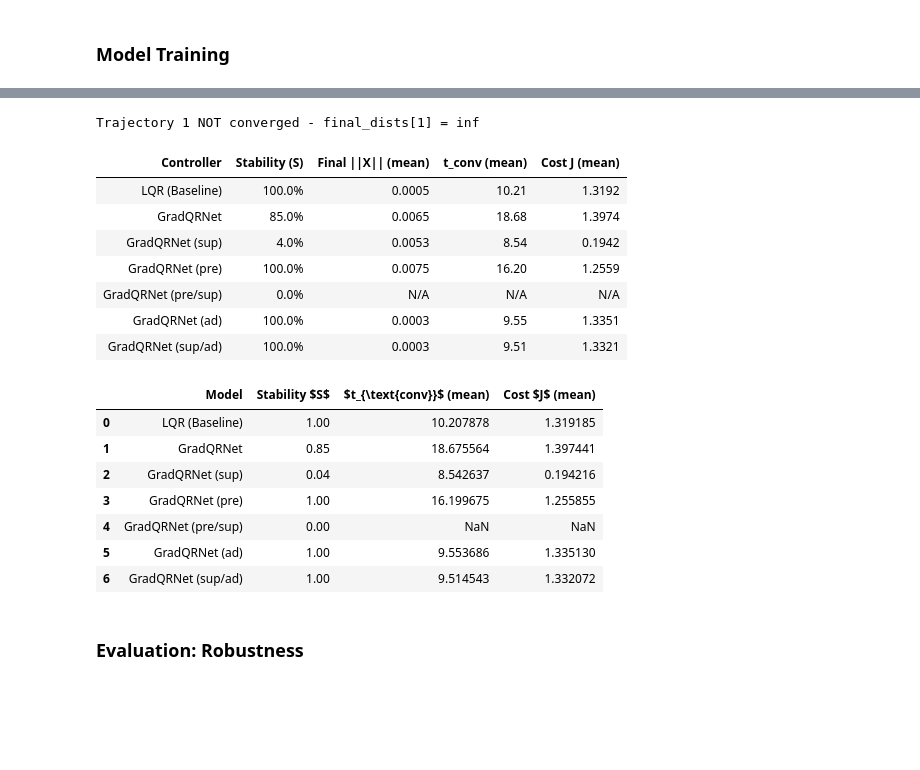
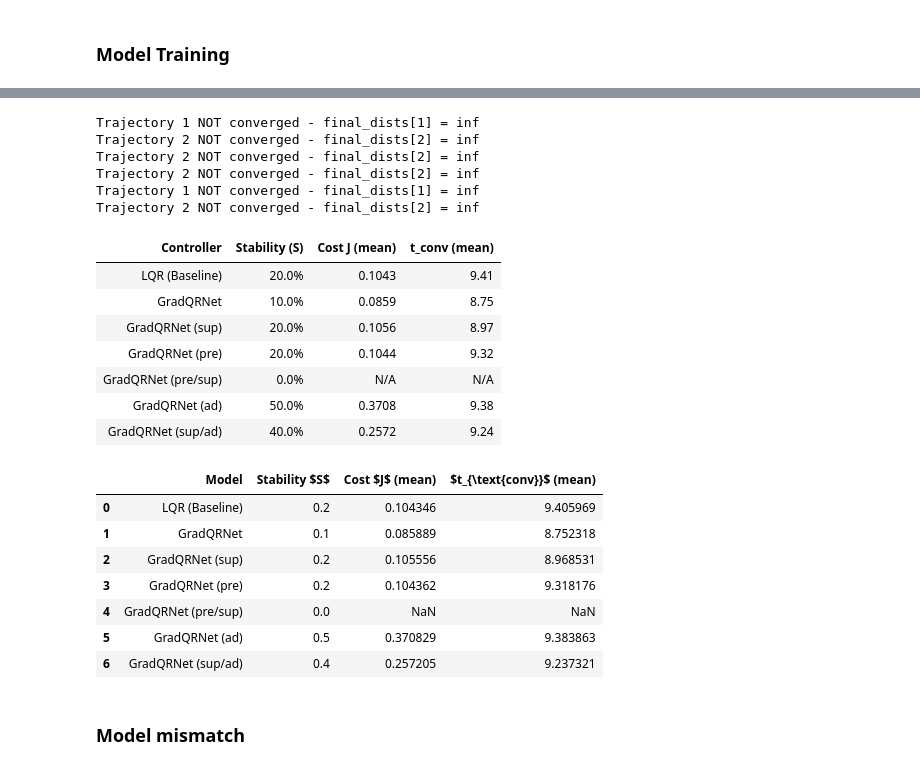
Before and after one commit to flosoellner/AdHoc, a Jupyter notebook: experiments/allen_cahn.ipynb, the cells around one changed output, grey strips where cells are left out. Drawn from its saved outputs; the diff is of its cells as text; code cells hidden in the pictures; blank space fills up the shorter version.

```diff
--- a/experiments/allen_cahn.ipynb
+++ b/experiments/allen_cahn.ipynb
@@ -49,14 +39,16 @@ controller_configs_ac = {
 # %%
 import matplotlib.pyplot as plt
 from data import load_or_generate
-# Data generation for Allen-Cahn (baseline)
+
+n_trajectories = 10
+n_candidates = 200
+n_MC = 10
+
 data_ac_train, data_ac_val, meta_ac = load_or_generate(
-    config_ac,
-    n_trajectories=100,
-    controller=config_ac.ocp.LQR
+    config, n_trajectories=n_trajectories, n_candidates=n_candidates, controller=config.ocp.LQR
 )
 
-summary_ac = figures.save_data_summary_table(config_ac, data_ac_train)
+summary_ac = figures.save_data_summary_table(config, data_ac_train)
 display(summary_ac.style.hide(axis="index"))
 
 fig = figures.plot_3d(config=config, controller=config.ocp.LQR)
@@ -70,13 +67,10 @@ plt.show()
 # %%
 from controls.train import TrainConfig
 from controls.model_factory import train_controllers
-# Train controllers on baseline Allen-Cahn
-cfg_ac = TrainConfig(batch_size=int(config_ac.n_states), unsup_epochs=3, horizon=100, unsup_n_steps=50)
+cfg_ac = TrainConfig(batch_size=int(config.n_states), unsup_epochs=4, horizon=50, unsup_n_steps=50, n_candidates=n_candidates)
 
-# 1. Save to LaTeX using the new generic function
-figures.save_params_table(cfg_ac, "allen_cahn_traincfg.tex", title="Training Configuration", config=config_ac)
+figures.save_params_table(cfg_ac, "allen_cahn_traincfg.tex", title="Training configuration", config=config)
 
-# 2. Show in Notebook using the universal show_spec
 figures.show_spec(
     cfg_ac,
     keys=["sup_epochs", "sup_lr", "unsup_epochs", "unsup_n_steps", "unsup_lr", "horizon", "batch_size", "grad_clip"],
@@ -85,7 +79,7 @@ figures.show_spec(
 
 
 trained_models_ac, trained_controllers_ac, histories_ac = train_controllers(
-    config=config_ac,
+    config=config,
     train_cfg=cfg_ac,
     data=data_ac_train,
     val_data=data_ac_val,
@@ -98,8 +92,16 @@ figures.plot_training_losses(
     smooth="ema",
     ema_alpha=0.03,
     savepath="allen_cahn_loss_curve.pdf",
-    config=config_ac,
+    config=config,
 );
+plt.show()
+
+figures.plot_training_val_mse(
+    config=config,
+    histories=histories_ac,
+    controller_configs=controller_configs_ac,
+);
+plt.show()
 # %% [output]
 **Training Configuration**
 | sup_epochs | sup_lr | unsup_epochs | unsup_n_steps | unsup_lr | horizon | batch_size | grad_clip |
@@ -136,26 +204,31 @@ controllers = [
 # %%
-from simulation import monte_carlo
-
-results = monte_carlo(config.ocp, config, controllers, n_MC=100, dist=1.5)
+# Basic Monte Carlo: no distance constraint, K=20 for sampling
+K_mc = 20
+results = monte_carlo(config.ocp, config, controllers, n_MC=n_MC, dist=None, K=K_mc)
 figures.show_monte_carlo_results(results)
-figures.save_monte_carlo_results(results, config=config)
+figures.save_monte_carlo_results(results, config=config, savepath="monte_carlo_diff.tex")
 # %% [output]
 Trajectory 1 NOT converged - final_dists[1] = inf
+Trajectory 2 NOT converged - final_dists[2] = inf
+Trajectory 2 NOT converged - final_dists[2] = inf
+Trajectory 2 NOT converged - final_dists[2] = inf
+Trajectory 1 NOT converged - final_dists[1] = inf
+Trajectory 2 NOT converged - final_dists[2] = inf
-| Controller | Stability (S) | Final ||X|| (mean) | t_conv (mean) | Cost J (mean) |
-| LQR (Baseline) | 100.0% | 0.0005 | 10.21 | 1.3192 |
-| GradQRNet | 85.0% | 0.0065 | 18.68 | 1.3974 |
-| GradQRNet (sup) | 4.0% | 0.0053 | 8.54 | 0.1942 |
-| GradQRNet (pre) | 100.0% | 0.0075 | 16.20 | 1.2559 |
-| GradQRNet (pre/sup) | 0.0% | N/A | N/A | N/A |
-| GradQRNet (ad) | 100.0% | 0.0003 | 9.55 | 1.3351 |
-| GradQRNet (sup/ad) | 100.0% | 0.0003 | 9.51 | 1.3321 |
+| Controller | Stability (S) | Cost J (mean) | t_conv (mean) |
+| LQR (Baseline) | 20.0% | 0.1043 | 9.41 |
+| GradQRNet | 10.0% | 0.0859 | 8.75 |
+| GradQRNet (sup) | 20.0% | 0.1056 | 8.97 |
+| GradQRNet (pre) | 20.0% | 0.1044 | 9.32 |
+| GradQRNet (pre/sup) | 0.0% | N/A | N/A |
+| GradQRNet (ad) | 50.0% | 0.3708 | 9.38 |
+| GradQRNet (sup/ad) | 40.0% | 0.2572 | 9.24 |
-|  | Model | Stability $S$ | $t_{\text{conv}}$ (mean) | Cost $J$ (mean) |
-| 0 | LQR (Baseline) | 1.00 | 10.207878 | 1.319185 |
-| 1 | GradQRNet | 0.85 | 18.675564 | 1.397441 |
-| 2 | GradQRNet (sup) | 0.04 | 8.542637 | 0.194216 |
-| 3 | GradQRNet (pre) | 1.00 | 16.199675 | 1.255855 |
-| 4 | GradQRNet (pre/sup) | 0.00 | NaN | NaN |
-| 5 | GradQRNet (ad) | 1.00 | 9.553686 | 1.335130 |
-| 6 | GradQRNet (sup/ad) | 1.00 | 9.514543 | 1.332072 |
+|  | Model | Stability $S$ | Cost $J$ (mean) | $t_{\text{conv}}$ (mean) |
+| 0 | LQR (Baseline) | 0.2 | 0.104346 | 9.405969 |
+| 1 | GradQRNet | 0.1 | 0.085889 | 8.752318 |
+| 2 | GradQRNet (sup) | 0.2 | 0.105556 | 8.968531 |
+| 3 | GradQRNet (pre) | 0.2 | 0.104362 | 9.318176 |
+| 4 | GradQRNet (pre/sup) | 0.0 | NaN | NaN |
+| 5 | GradQRNet (ad) | 0.5 | 0.370829 | 9.383863 |
+| 6 | GradQRNet (sup/ad) | 0.4 | 0.257205 | 9.237321 |
 # %% [markdown]
-### Evaluation: Robustness
+### Model mismatch
```
Also changed, not shown: parts of 24 cells of this notebook, 16 other files.
